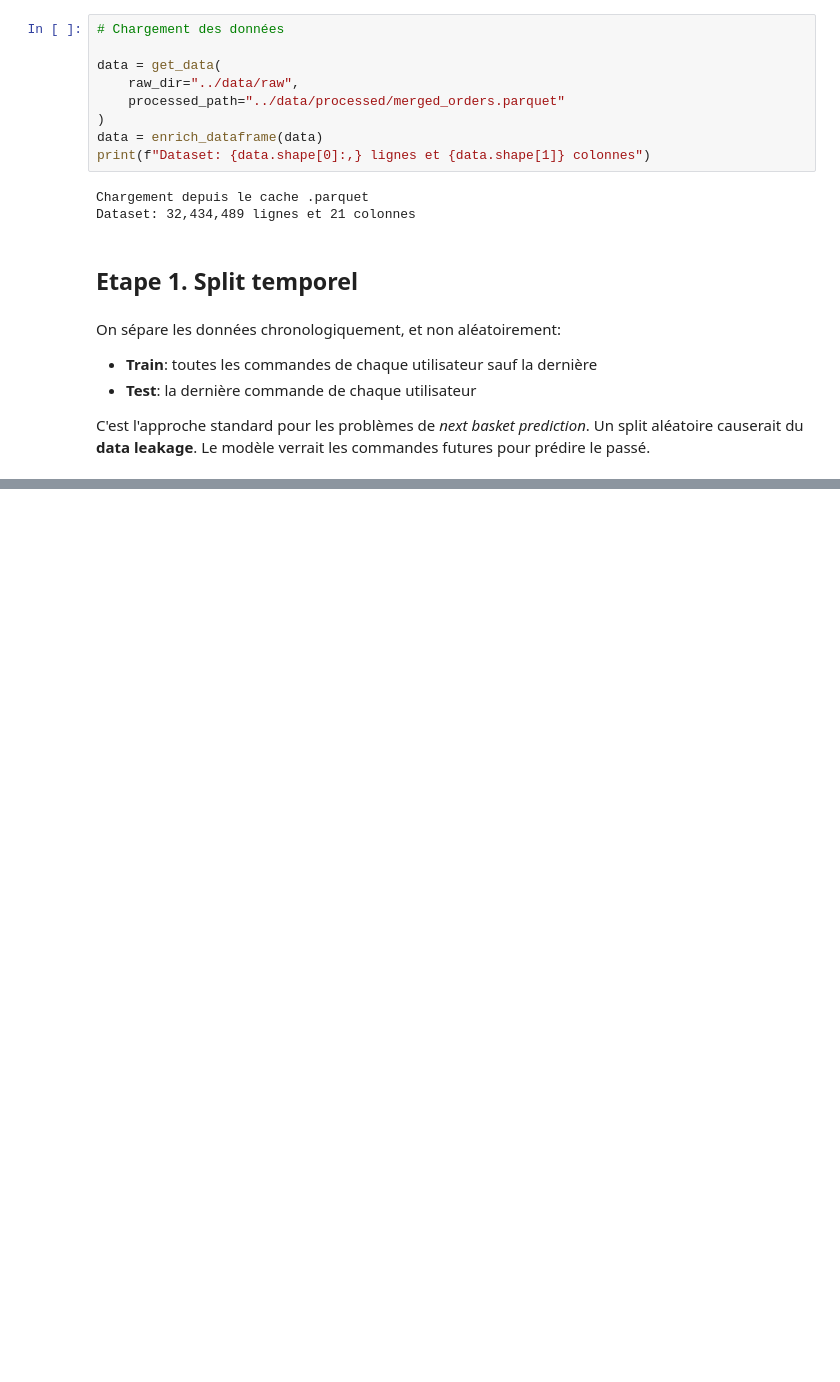
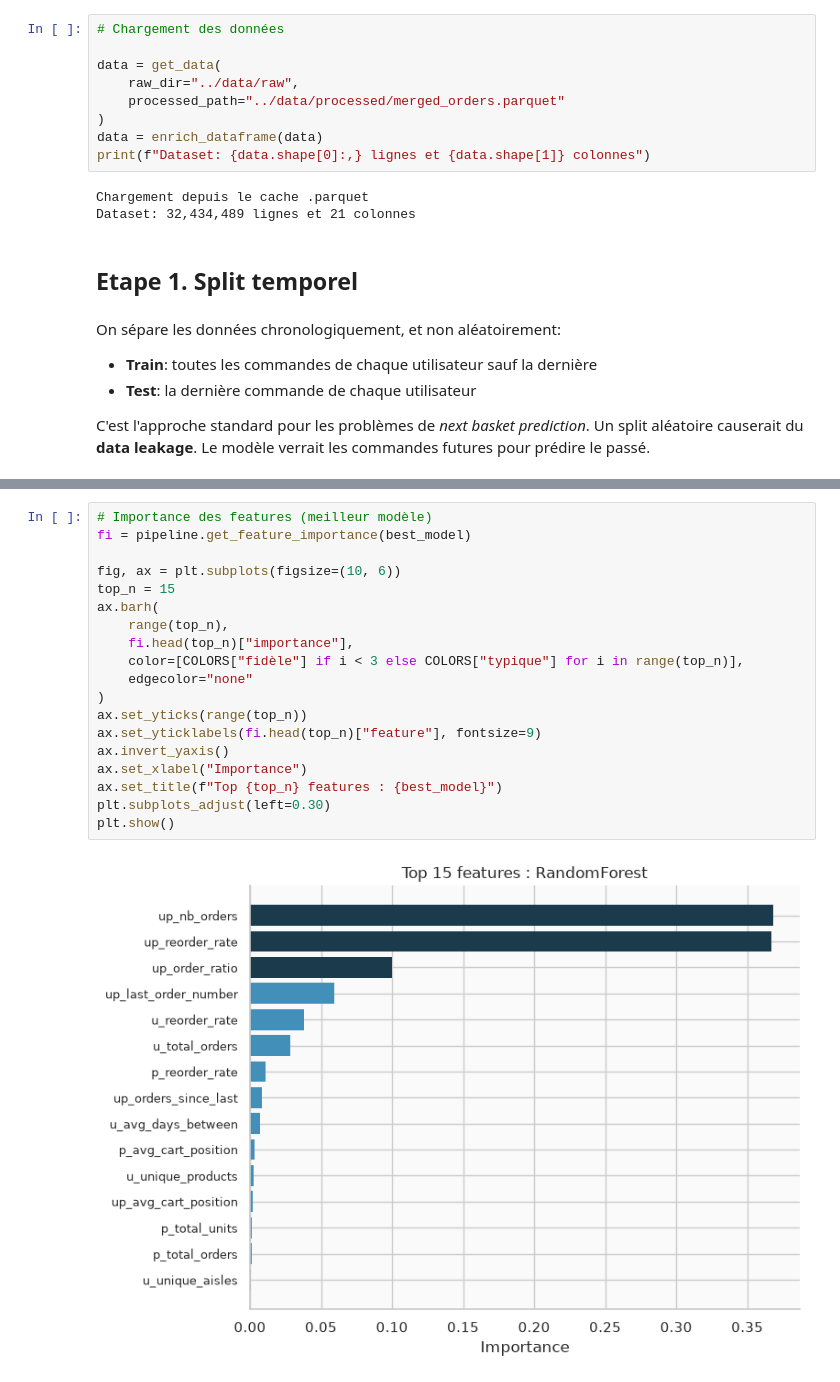
Before and after one commit to aurore204/Grocery-EDA-Reorder-Prediction, a Jupyter notebook: notebooks/ml_reorder_prediction.ipynb, the cells around one changed output, grey strips where cells are left out. Cells and saved outputs as stored; diff of their text form; blank space fills up the shorter version.

```diff
--- a/notebooks/ml_reorder_prediction.ipynb
+++ b/notebooks/ml_reorder_prediction.ipynb
@@ -106,0 +238,21 @@ ReorderPipeline(data=          order_id  product_id  add_to_cart_order  reordere
+# %%
+# Importance des features (meilleur modèle)
+fi = pipeline.get_feature_importance(best_model)
+
+fig, ax = plt.subplots(figsize=(10, 6))
+top_n = 15
+ax.barh(
+    range(top_n),
+    fi.head(top_n)["importance"],
+    color=[COLORS["fidèle"] if i < 3 else COLORS["typique"] for i in range(top_n)],
+    edgecolor="none"
+)
+ax.set_yticks(range(top_n))
+ax.set_yticklabels(fi.head(top_n)["feature"], fontsize=9)
+ax.invert_yaxis()
+ax.set_xlabel("Importance")
+ax.set_title(f"Top {top_n} features : {best_model}")
+plt.subplots_adjust(left=0.30)
+plt.show()
+# %% [output]
+[figure, added]
```
Also changed, not shown: parts of 13 cells of this notebook, 1 other file.
